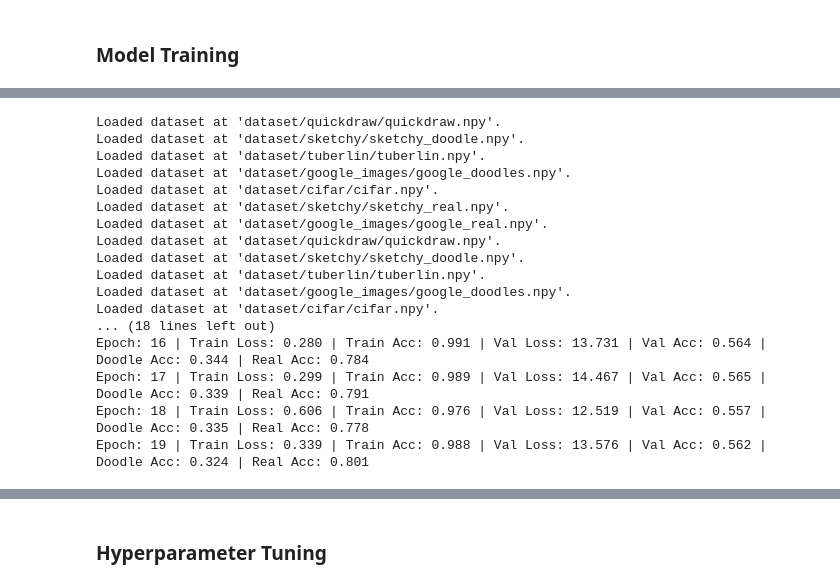
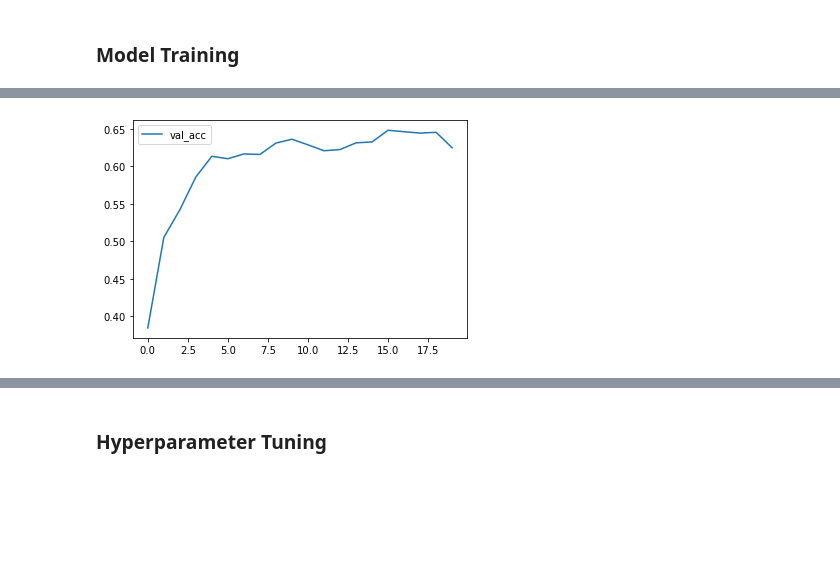
Before and after one commit to rish-16/cs4243-project, a Jupyter notebook: refactoring.ipynb, the cells around one changed output, grey strips where cells are left out. Cells and saved outputs as stored; diff of their text form; code cells hidden in the pictures; blank space fills up the shorter version.

```diff
--- a/refactoring.ipynb
+++ b/refactoring.ipynb
@@ -240,5 +242,6 @@ model = CNNCL(dropout=0.2, c1=1, c2=1, t=0.1)
 
 trainer = Trainer(model, trainset, valset, epochs=20, bs=128)
 history = trainer.train(verbose=True)
+trainer.plot()
 trainer.save("cnncl-contrastive")
 # %% [output]
@@ -262,32 +268,4 @@ Epoch: 19 | Train Loss: 0.424 | Train Acc: 0.985 | Val Loss: 13.801 | Val Acc: 0
+[figure, added]
-# %%
-from model_training import *
-
-trainset = ContrastiveDataset(train=True)
-valset = ContrastiveDataset(train=False)
-
-model = CNNCL(dropout=0.2, c1=1, c2=1, t=0.1)
-
-trainer = Trainer(model, trainset, valset, epochs=20, bs=128)
-history = trainer.train(verbose=True)
-trainer.save("cnncl-contrastive-smaller")
-# %% [output]
-Loaded dataset at 'dataset/quickdraw/quickdraw.npy'.
-Loaded dataset at 'dataset/sketchy/sketchy_doodle.npy'.
-Loaded dataset at 'dataset/tuberlin/tuberlin.npy'.
-Loaded dataset at 'dataset/google_images/google_doodles.npy'.
-Loaded dataset at 'dataset/cifar/cifar.npy'.
-Loaded dataset at 'dataset/sketchy/sketchy_real.npy'.
-Loaded dataset at 'dataset/google_images/google_real.npy'.
-Loaded dataset at 'dataset/quickdraw/quickdraw.npy'.
-Loaded dataset at 'dataset/sketchy/sketchy_doodle.npy'.
-Loaded dataset at 'dataset/tuberlin/tuberlin.npy'.
-Loaded dataset at 'dataset/google_images/google_doodles.npy'.
-Loaded dataset at 'dataset/cifar/cifar.npy'.
-... (18 lines left out)
-Epoch: 16 | Train Loss: 0.280 | Train Acc: 0.991 | Val Loss: 13.731 | Val Acc: 0.564 | Doodle Acc: 0.344 | Real Acc: 0.784
-Epoch: 17 | Train Loss: 0.299 | Train Acc: 0.989 | Val Loss: 14.467 | Val Acc: 0.565 | Doodle Acc: 0.339 | Real Acc: 0.791
-Epoch: 18 | Train Loss: 0.606 | Train Acc: 0.976 | Val Loss: 12.519 | Val Acc: 0.557 | Doodle Acc: 0.335 | Real Acc: 0.778
-Epoch: 19 | Train Loss: 0.339 | Train Acc: 0.988 | Val Loss: 13.576 | Val Acc: 0.562 | Doodle Acc: 0.324 | Real Acc: 0.801
 # %%
 from model_training import *
 
```
Also changed, not shown: parts of 18 cells of this notebook, 35 other files.
